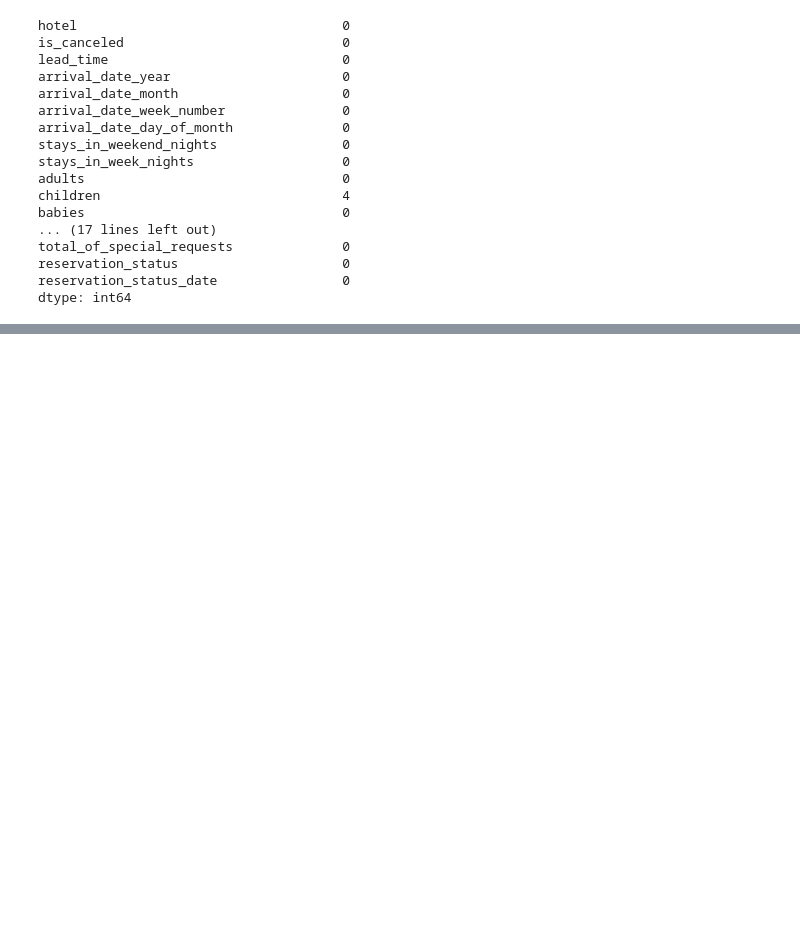
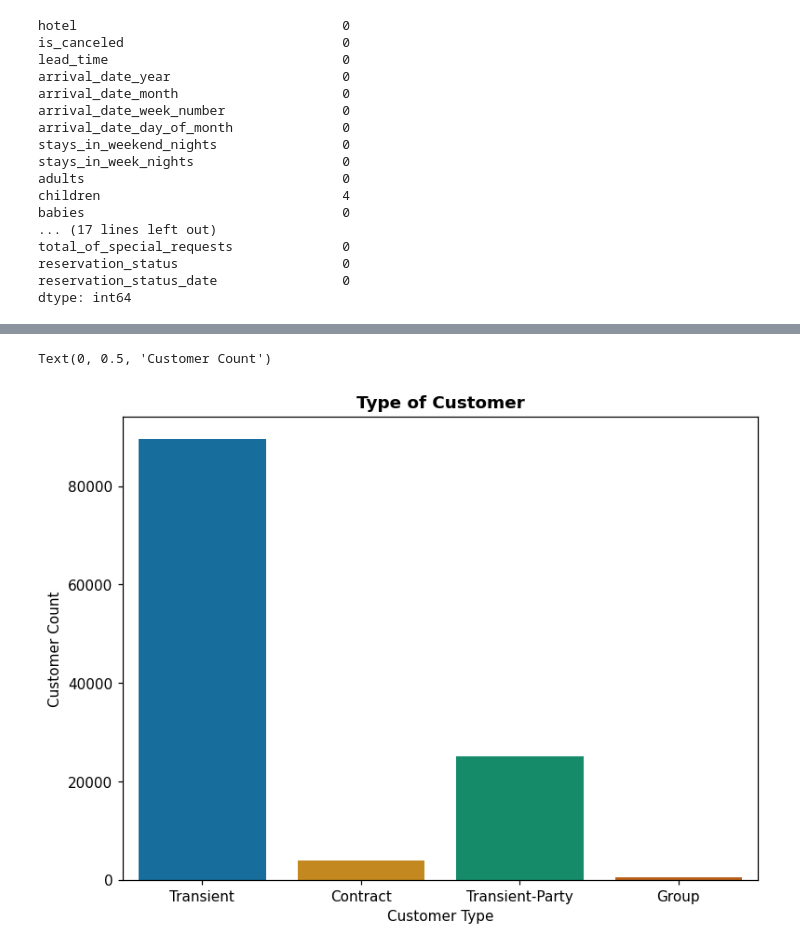
Before and after one commit to KK-Niraj/Hotel-Booking-Analysis, a Jupyter notebook: Hotel_Booking_Analysis_Capstone_Project.ipynb, the cells around one changed output, grey strips where cells are left out. Saved outputs shown, nothing was run; the diff lists cells and outputs as text; code cells hidden in the pictures; blank space fills up the shorter version.

```diff
--- a/Hotel_Booking_Analysis_Capstone_Project.ipynb
+++ b/Hotel_Booking_Analysis_Capstone_Project.ipynb
@@ -140,0 +174,9 @@ df['agent'] = df.fillna(df['agent'].mean(), inplace = True)
+# %%
+plt.figure(figsize = (8,6), dpi=110)
+sns.countplot(x = 'customer_type', data = df, palette='colorblind')
+plt.title('Type of Customer', weight='bold')
+plt.xlabel('Customer Type')
+plt.ylabel('Customer Count')
+# %% [output]
+Text(0, 0.5, 'Customer Count')
+[figure, added]
```
Also changed, not shown: parts of 29 cells of this notebook.
